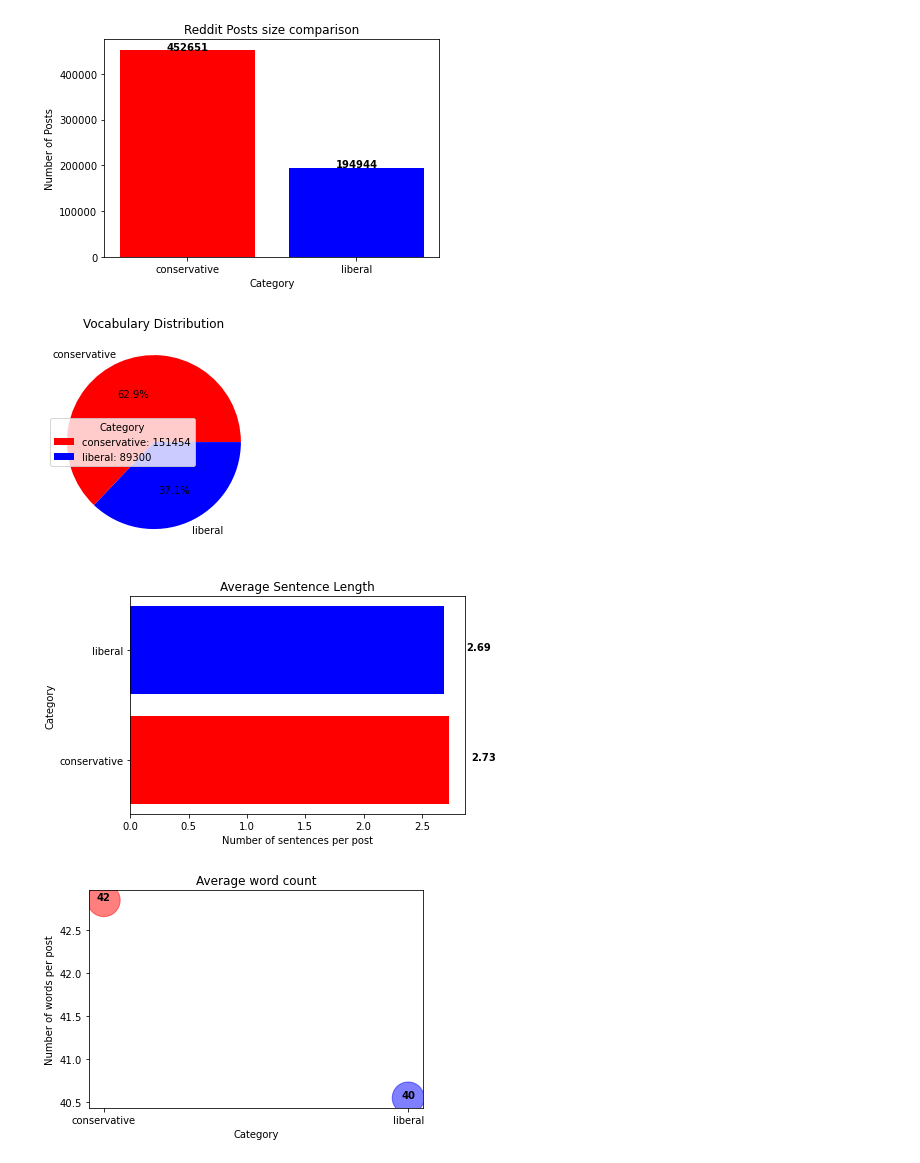
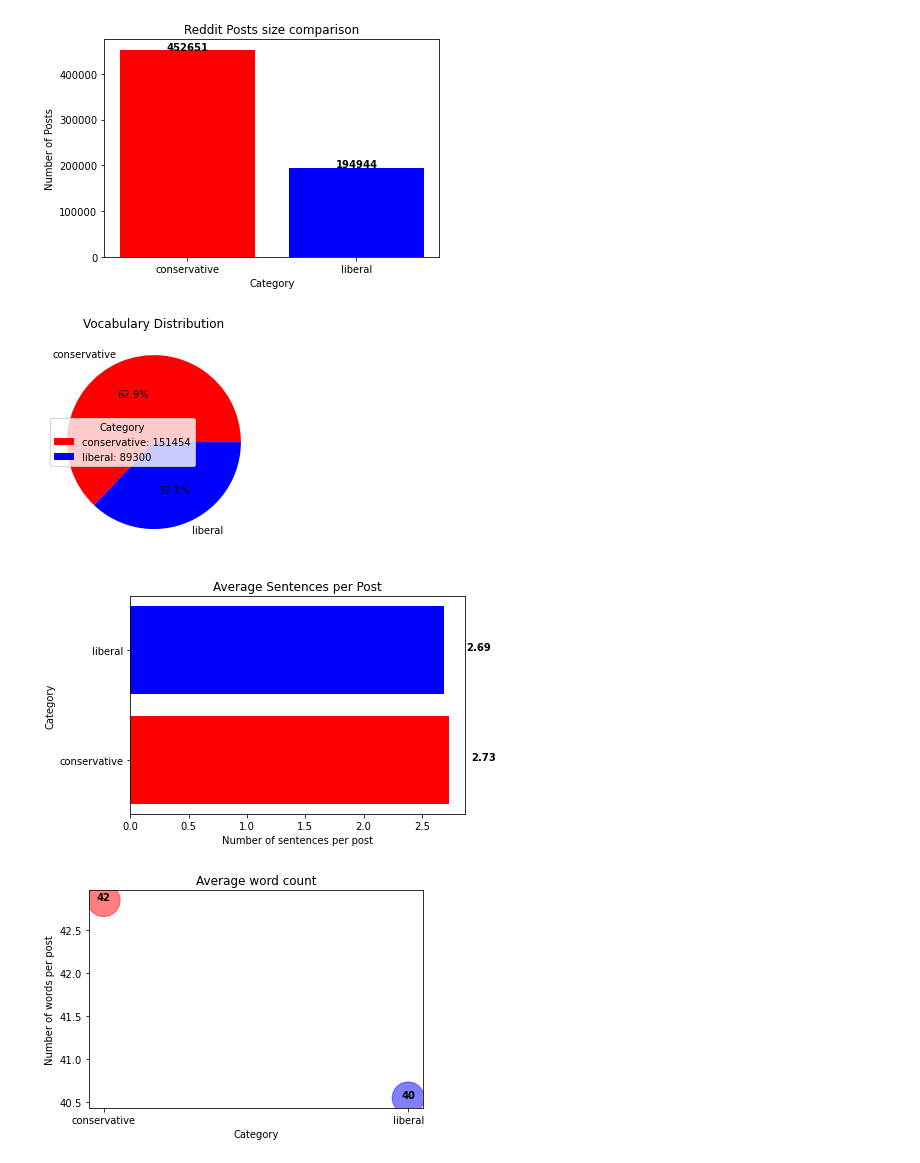
Before and after one commit to UF-CIS6930-NLP-Semantalists/semantic-shift-communities, a Jupyter notebook: Data_Pre_Processing.ipynb, the cells around one changed output. Saved outputs shown, nothing was run; the diff lists cells and outputs as text; code cells hidden in the pictures.

Commit message:
Fixing graph labels

```diff
--- a/Data_Pre_Processing.ipynb
+++ b/Data_Pre_Processing.ipynb
@@ -122,35 +122,35 @@ for i, v in enumerate(size):
 plt.show()
 
 # vocabulary distribution
 chart = plt.pie(vocab_percent, labels=x, autopct='%1.1f%%', colors=colors)
 plt.title('Vocabulary Distribution')
 legend_labels = []
 for i in range(len(vocab_size)):
     legend_labels.append(f"{x[i]}: {vocab_size[i]}")
 plt.legend(chart[0], legend_labels, title='Category', loc='center left')
 plt.show()
 
 # Sentence length
 plt.barh(x, average_sent_length, color=colors)
 plt.xlabel('Number of sentences per post')
 plt.ylabel('Category')
-plt.title('Average Sentence Length')
+plt.title('Average Sentences per Post')
 for i, v in enumerate(average_sent_length):
     plt.text(v + 0.3, i, str(round(v, 2)), color='black', fontweight='bold', ha='center')
 plt.show()
 
 # Number of words
 plt.scatter(x, average_word_count, s=[a * 25 for a in average_word_count], alpha=0.5, c=colors, cmap='viridis')
 plt.xlabel('Category')
 plt.ylabel('Number of words per post')
 plt.title('Average word count')
 for i, v in enumerate(average_word_count):
     plt.text(i, v, str(int(v)), color='black', fontweight='bold', ha='center')
 plt.show()
 # %% [output]
 [figure]
 [figure]
-[figure, old version]
+[figure, new version]
 [figure]
 # %%
 conservative_words = get_meta_data(conservative_df).sort_values('score', ascending = False)["word"].head(100)
```
Also changed, not shown: parts of 1 cell of this notebook.
